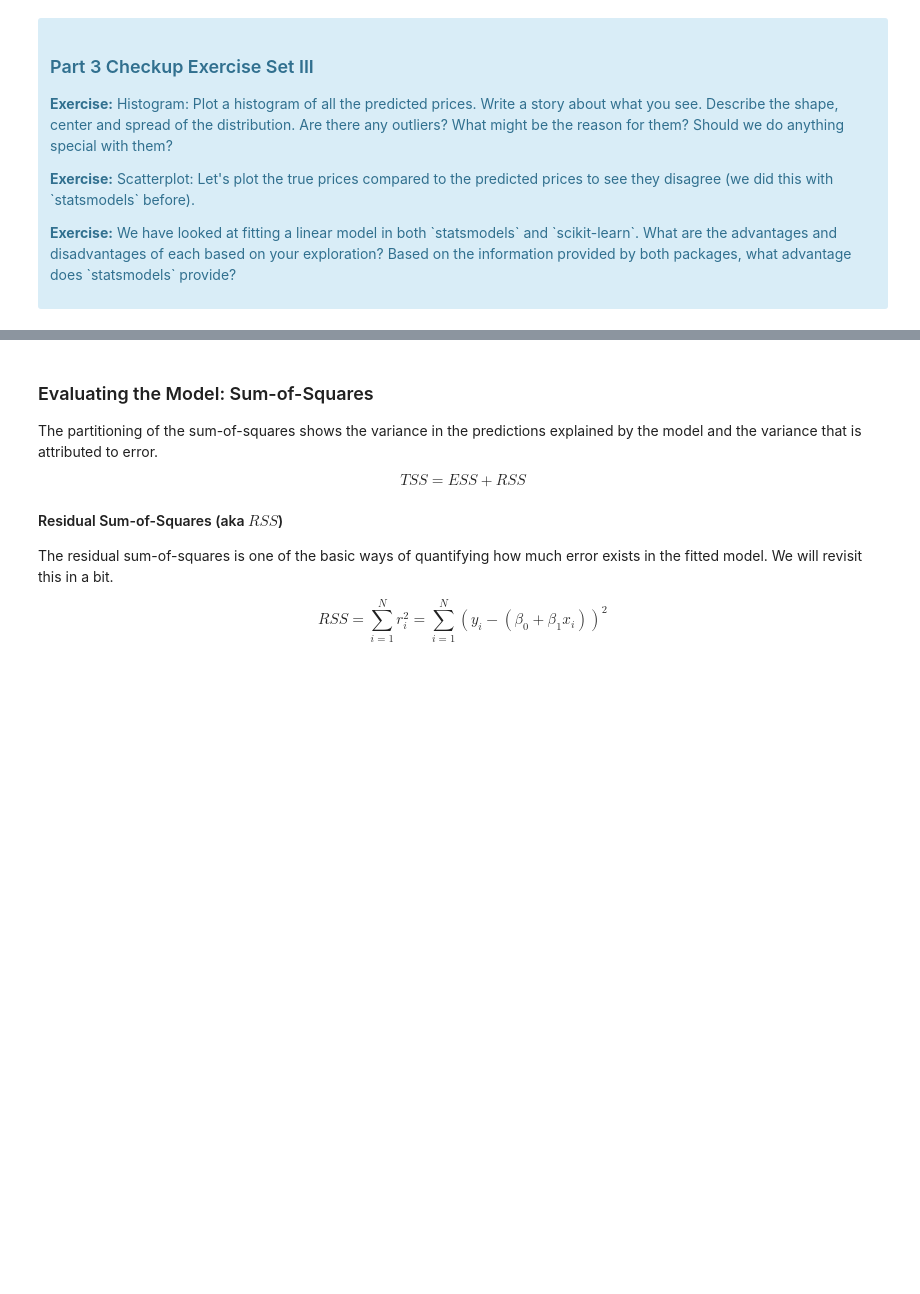
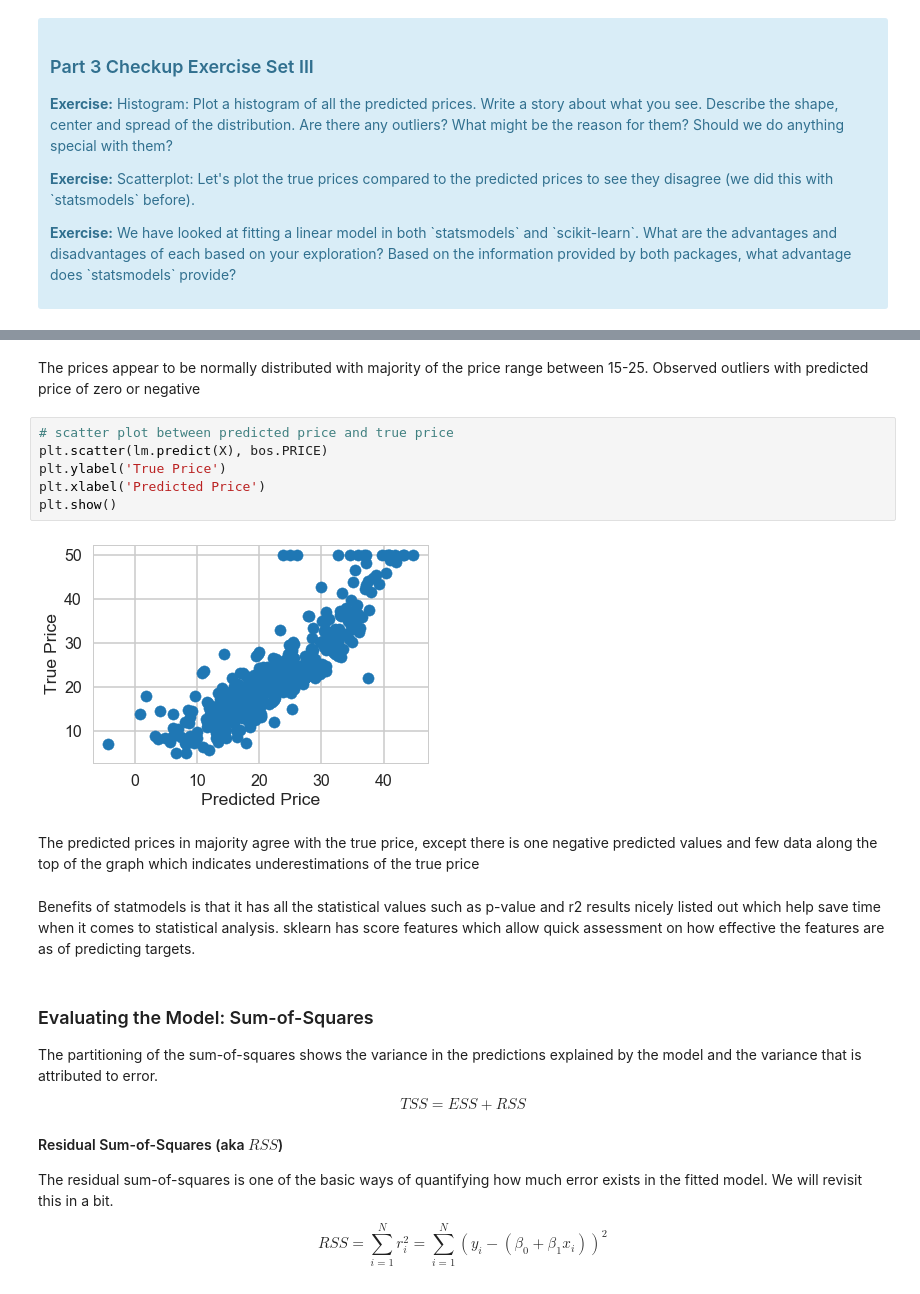
Before and after one commit to sittingman/springboardproj, a Jupyter notebook: linear_regression/Mini_Project_Linear_Regression.ipynb, the cells around one changed output, grey strips where cells are left out. Drawn from its saved outputs; the diff is of its cells as text; blank space fills up the shorter version.

```diff
--- a/linear_regression/Mini_Project_Linear_Regression.ipynb
+++ b/linear_regression/Mini_Project_Linear_Regression.ipynb
@@ -582,3 +610,17 @@ array([30.00821269, 25.0298606 , 30.5702317 , 28.60814055, 27.94288232])
+# %% [markdown]
+The prices appear to be normally distributed with majority of the price range between 15-25. Observed outliers with predicted price of zero or negative
+# %%
+# scatter plot between predicted price and true price
+plt.scatter(lm.predict(X), bos.PRICE)
+plt.ylabel('True Price')
+plt.xlabel('Predicted Price')
+plt.show()
+# %% [output]
+[figure, added]
+# %% [markdown]
+The predicted prices in majority agree with the true price, except there is one negative predicted values and few data along the top of the graph which indicates underestimations of the true price
+# %% [markdown]
+Benefits of statmodels is that it has all the statistical values such as p-value and r2 results nicely listed out which help save time when it comes to statistical analysis. sklearn has score features which allow quick assessment on how effective the features are as of predicting targets.
 # %% [markdown]
 ### Evaluating the Model: Sum-of-Squares
 
```
Also changed, not shown: parts of 29 cells of this notebook.
